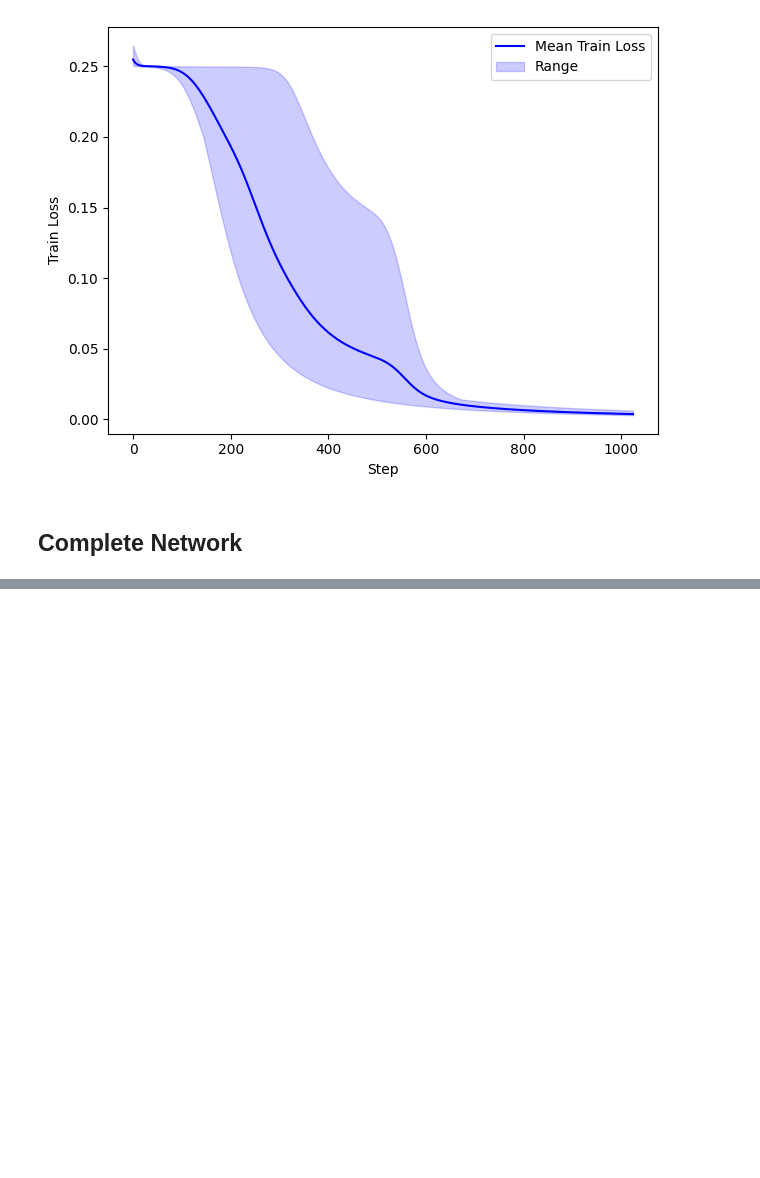
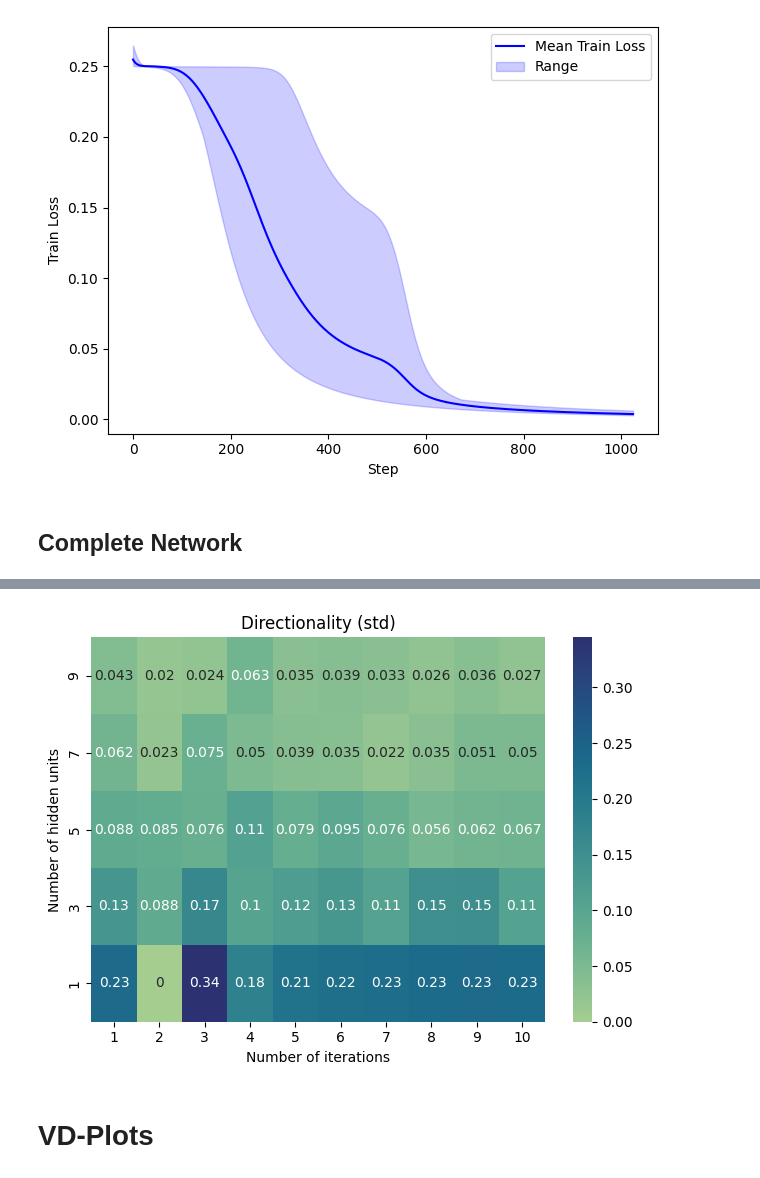
Before and after one commit to PerceptronV/induced-mlp, a Jupyter notebook: notebooks/xor.ipynb, the cells around one changed output, grey strips where cells are left out. Cells and saved outputs as stored; diff of their text form; code cells hidden in the pictures; blank space fills up the shorter version.

```diff
--- a/notebooks/xor.ipynb
+++ b/notebooks/xor.ipynb
@@ -170,0 +261,19 @@ Directionality: nan $\pm$ nan
+# %%
+sns.heatmap(
+    ui_stds[::-1],
+    annot=True,
+    yticklabels=units[::-1],
+    xticklabels=its,
+    cmap='crest'
+)
+
+plt.title('Directionality (std)')
+plt.xlabel('Number of iterations')
+plt.ylabel('Number of hidden units')
+plt.tight_layout()
+plt.savefig('../media/ui/xor-std.pdf')
+plt.show()
+# %% [output]
+[figure, added]
+# %% [markdown]
+# VD-Plots
```
Also changed, not shown: parts of 8 cells of this notebook, 16 other files.
